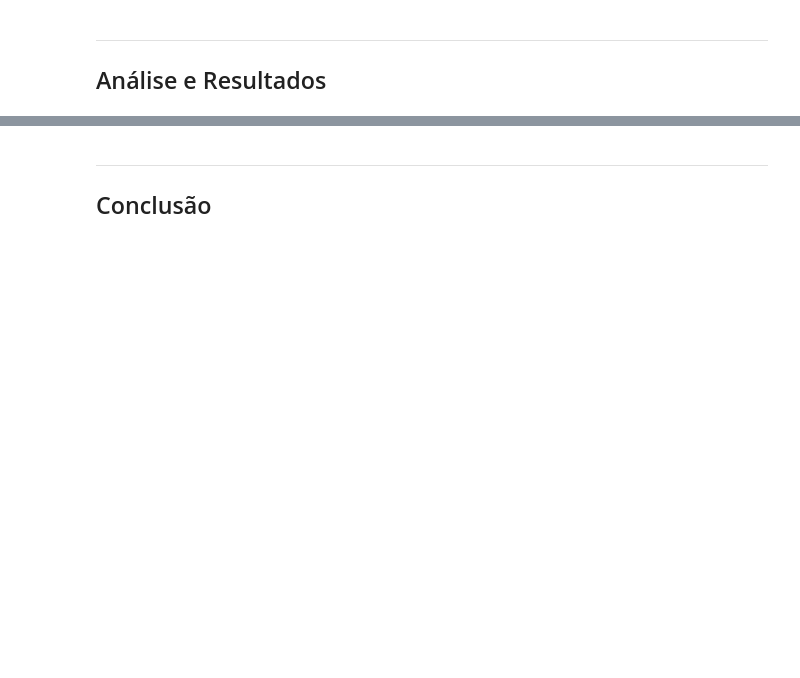
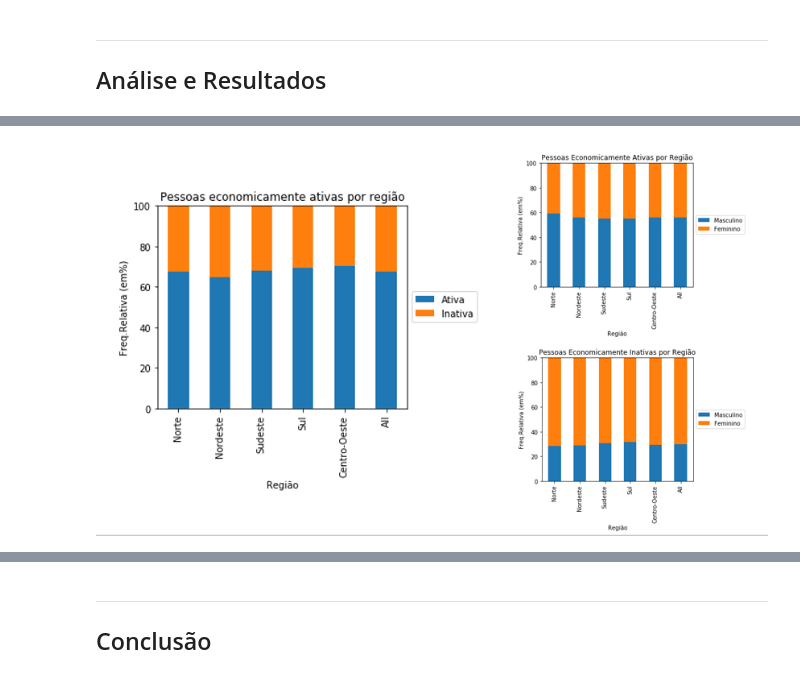
Before and after one commit to gabrielcla/CDadosDP-P1, a Jupyter notebook: Projeto 1.ipynb, the cells around one changed output, grey strips where cells are left out. Saved outputs shown, nothing was run; the diff lists cells and outputs as text; code cells hidden in the pictures; blank space fills up the shorter version.

```diff
--- a/Projeto 1.ipynb
+++ b/Projeto 1.ipynb
@@ -110 +196,5 @@ grafico=pd.crosstab(dados.Região,dados.Sexo[(dados.Economicamente=='Inativa')],
+# %%
+Image("img/grafico_economicamente.png")
+# %% [output]
+[figure, added]
 # %%
```
Also changed, not shown: parts of 39 cells of this notebook, 2 other files.
